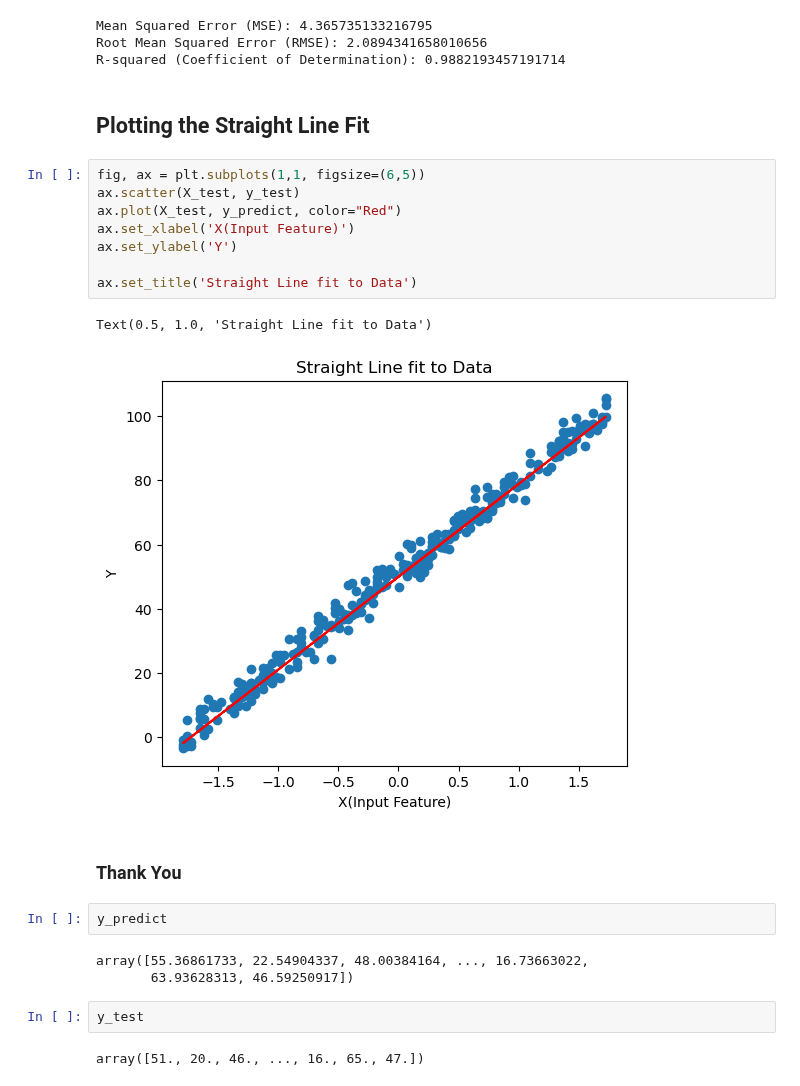
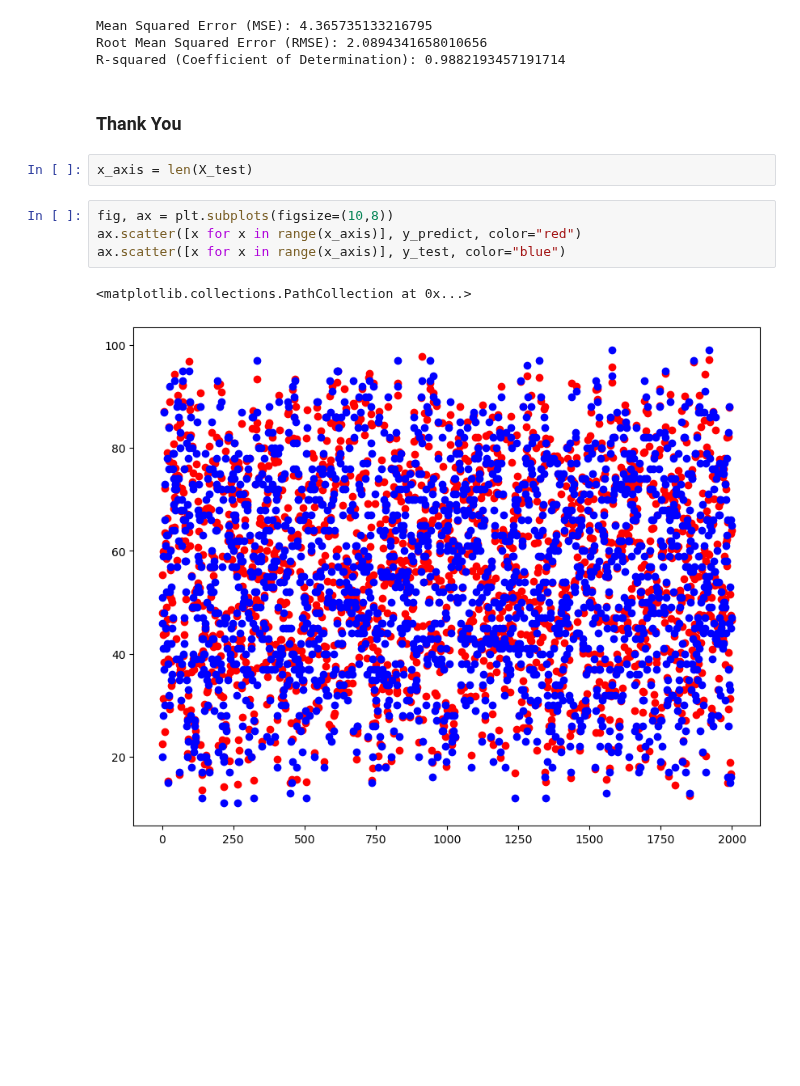
Before and after one commit to psgpyc/MLMS, a Jupyter notebook: Models/multiple_linear_regression.ipynb, the cells around one changed output. Cells and saved outputs as stored; diff of their text form; blank space fills up the shorter version.

```diff
--- a/Models/multiple_linear_regression.ipynb
+++ b/Models/multiple_linear_regression.ipynb
@@ -596,27 +596,14 @@ print(f"R-squared (Coefficient of Determination): {r2_output}")
 Mean Squared Error (MSE): 4.365735133216795
 Root Mean Squared Error (RMSE): 2.0894341658010656
 R-squared (Coefficient of Determination): 0.9882193457191714
-# %% [markdown]
-## Plotting the Straight Line Fit
-# %%
-fig, ax = plt.subplots(1,1, figsize=(6,5))
-ax.scatter(X_test, y_test)
-ax.plot(X_test, y_predict, color="Red")
-ax.set_xlabel('X(Input Feature)')
-ax.set_ylabel('Y')
-
-ax.set_title('Straight Line fit to Data')
-# %% [output]
-Text(0.5, 1.0, 'Straight Line fit to Data')
-[figure, removed]
 # %% [markdown]
 ### Thank You
 # %%
-y_predict
+x_axis = len(X_test)
-# %% [output]
-array([55.36861733, 22.54904337, 48.00384164, ..., 16.73663022,
-       63.93628313, 46.59250917])
 # %%
-y_test
+fig, ax = plt.subplots(figsize=(10,8))
+ax.scatter([x for x in range(x_axis)], y_predict, color="red")
+ax.scatter([x for x in range(x_axis)], y_test, color="blue")
 # %% [output]
-array([51., 20., 46., ..., 16., 65., 47.])
+<matplotlib.collections.PathCollection at 0x...>
+[figure, added]
```
Also changed, not shown: parts of 2 cells of this notebook, 1 other file.
